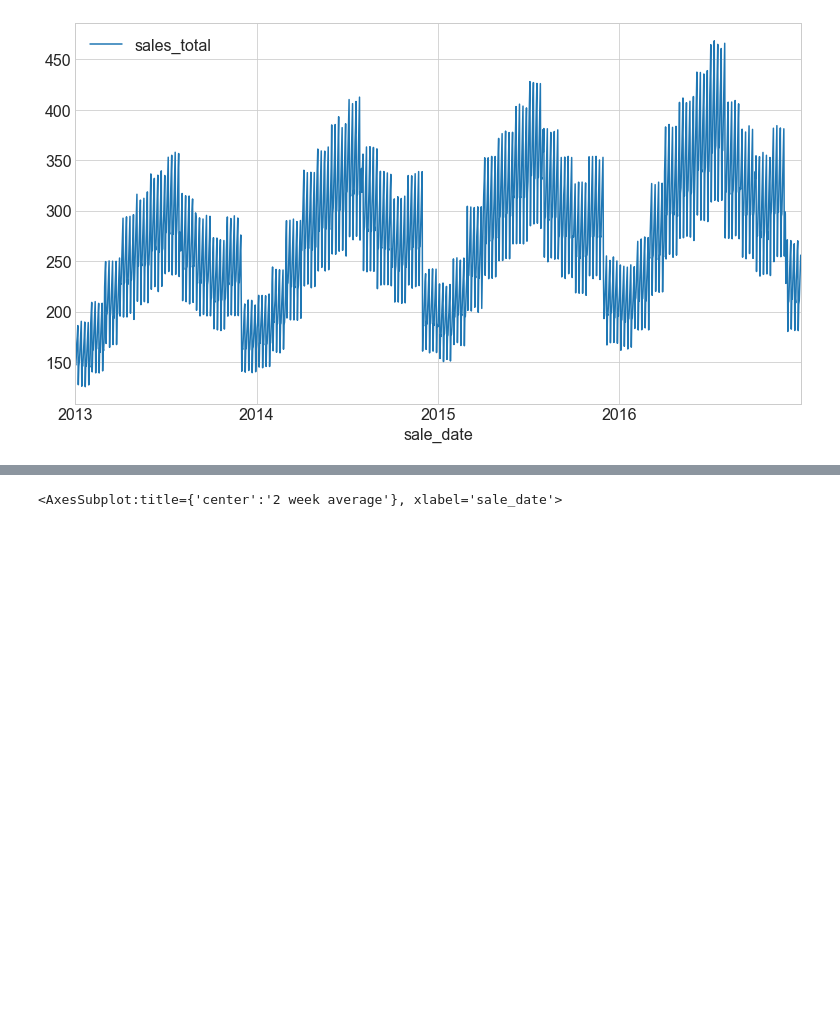
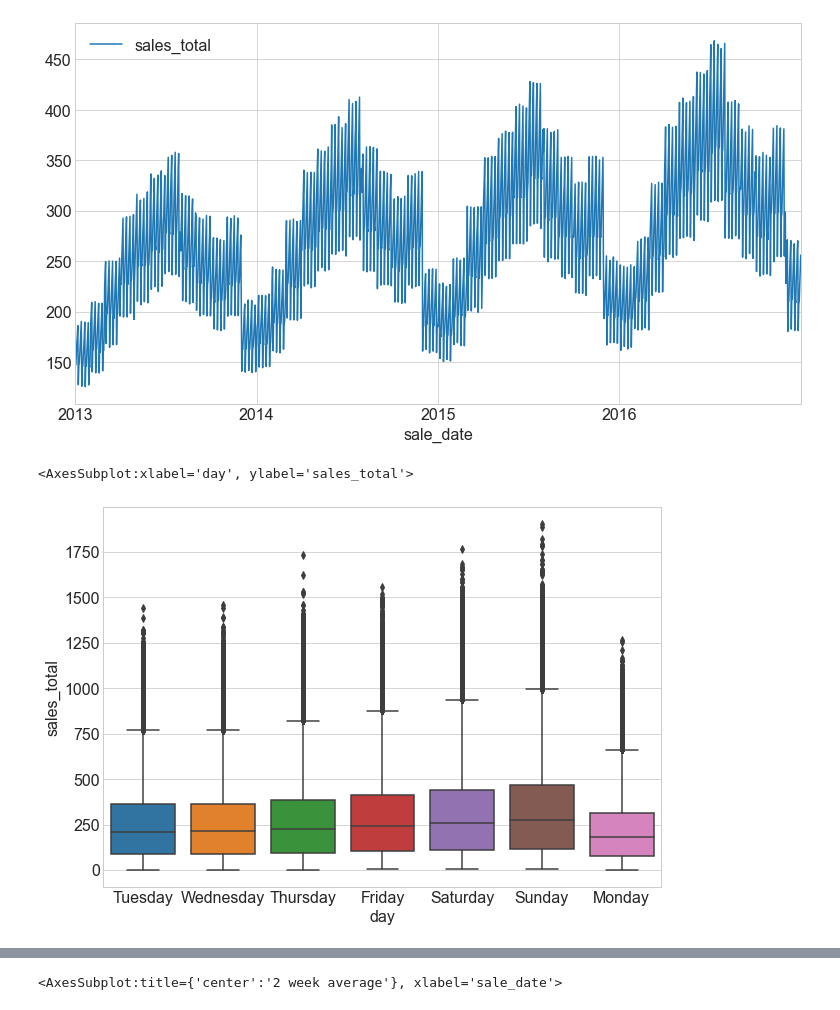
Before and after one commit to brianclements03/time_series_exercises, a Jupyter notebook: TSA_explore_exercises.ipynb, the cells around one changed output, grey strips where cells are left out. Cells and saved outputs as stored; diff of their text form; code cells hidden in the pictures; blank space fills up the shorter version.

```diff
--- a/TSA_explore_exercises.ipynb
+++ b/TSA_explore_exercises.ipynb
@@ -186,3 +186,9 @@ train_daily.plot()
 # %% [output]
 <AxesSubplot:xlabel='sale_date'>
 [figure]
+# %%
+plt.figure(figsize=(10,7))
+sns.boxplot(data = train, x= 'day', y= 'sales_total')#,whis=100)
+# %% [output]
+<AxesSubplot:xlabel='day', ylabel='sales_total'>
+[figure, added]
```
Also changed, not shown: parts of 21 cells of this notebook.
